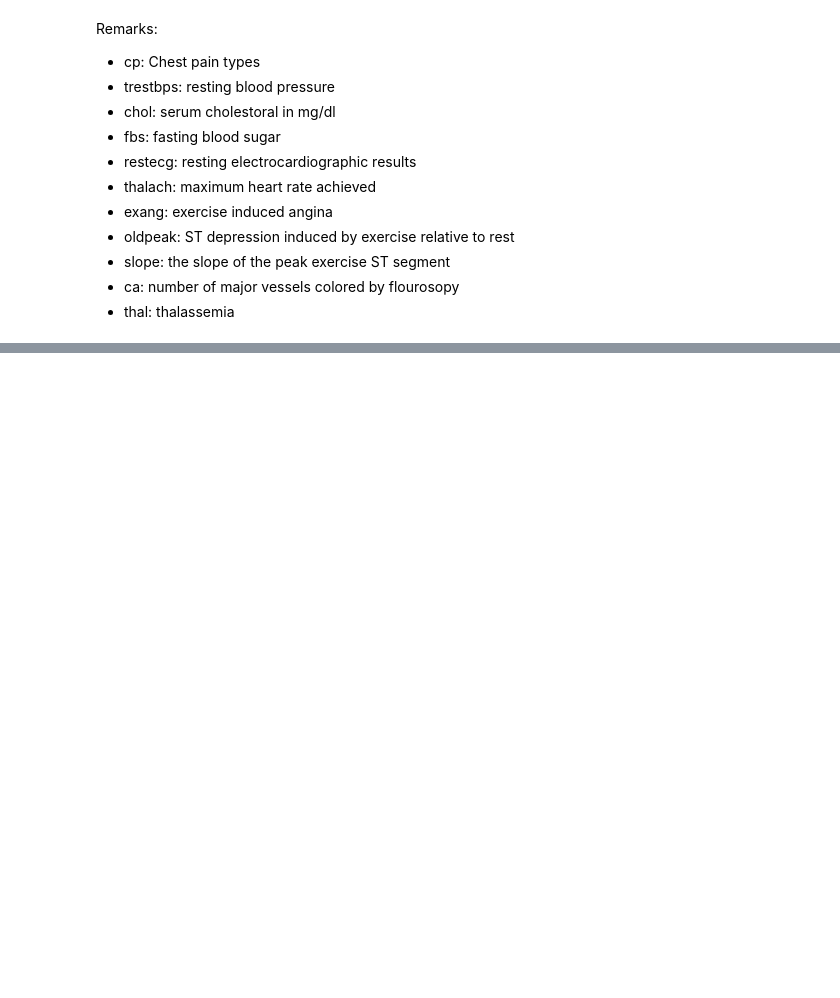
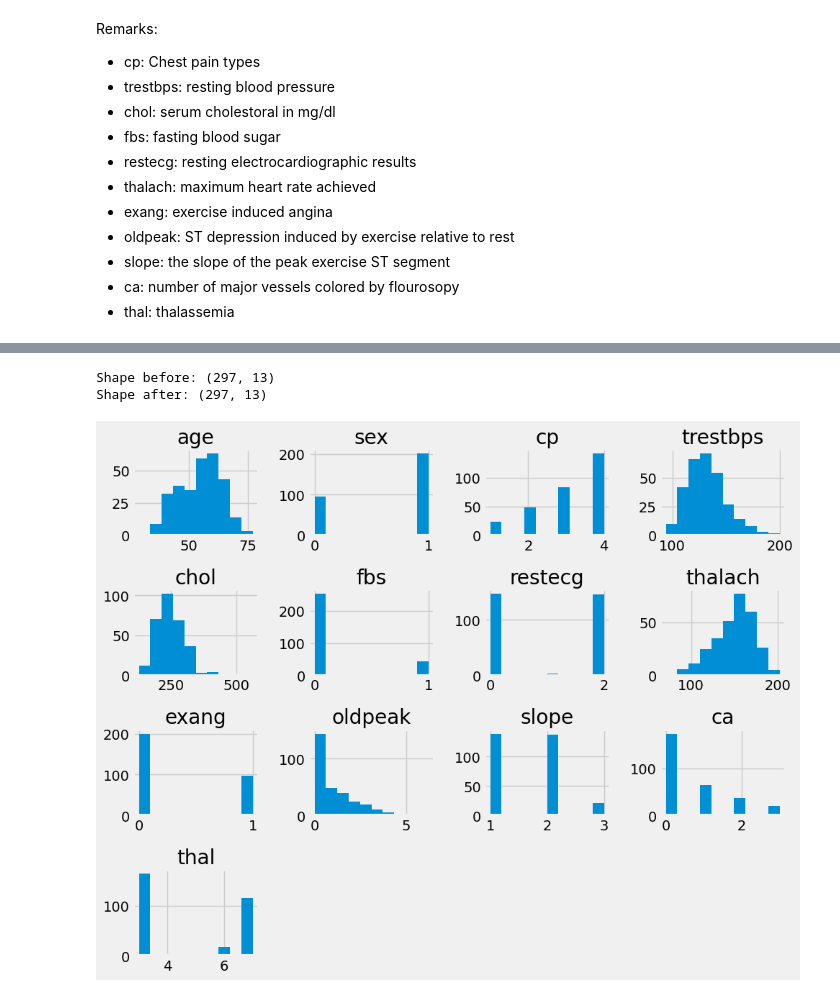
Before and after one commit to moscmh/heartdisease_by_logisticregression, a Jupyter notebook: heart.ipynb, the cells around one changed output, grey strips where cells are left out. Cells and saved outputs as stored; diff of their text form; code cells hidden in the pictures; blank space fills up the shorter version.

Commit message:
Prepared for modelling.

```diff
--- a/heart.ipynb
+++ b/heart.ipynb
@@ -10,6 +10,22 @@ heart_disease = fetch_ucirepo(id=45)
 # access data
 X = heart_disease.data.features
 y = heart_disease.data.targets
+
+# Libraries
+# Array & dataframe
+import numpy as np
+import pandas as pd
+# Visualization
+import matplotlib as mpl
+import matplotlib.pyplot as plt
+mpl.style.use("fivethirtyeight")
+%matplotlib inline
+import seaborn as sns
+# Modelling
+from sklearn.preprocessing import MinMaxScaler
+from sklearn.model_selection import train_test_split
+from sklearn.linear_model import LogisticRegression
+from sklearn.metrics import confusion_matrix, ConfusionMatrixDisplay
 # %% [markdown]
 The available predictors are listed as follows.
 # %%
@@ -50,0 +115,22 @@ Remarks:
+# %%
+# index with missing values
+index_na = X.loc[X.isna().sum(axis=1) > 0,:].index
+# remove corresponding records in response variable
+y.drop(index=index_na, inplace=True)
+# drop records in predictors dataset
+X = X.dropna()
+# %%
+# Due to small number of records with missing values, records with missing values are removed
+print("Shape before:", X.shape)
+X = X.dropna()
+print("Shape after:", X.shape)
+# %% [output]
+Shape before: (297, 13)
+Shape after: (297, 13)
+# %%
+# Visualize distribution of features
+X.hist(figsize=(10,8))
+plt.tight_layout()
+plt.show()
+# %% [output]
+[figure, added]
```
Also changed, not shown: parts of 23 cells of this notebook.
